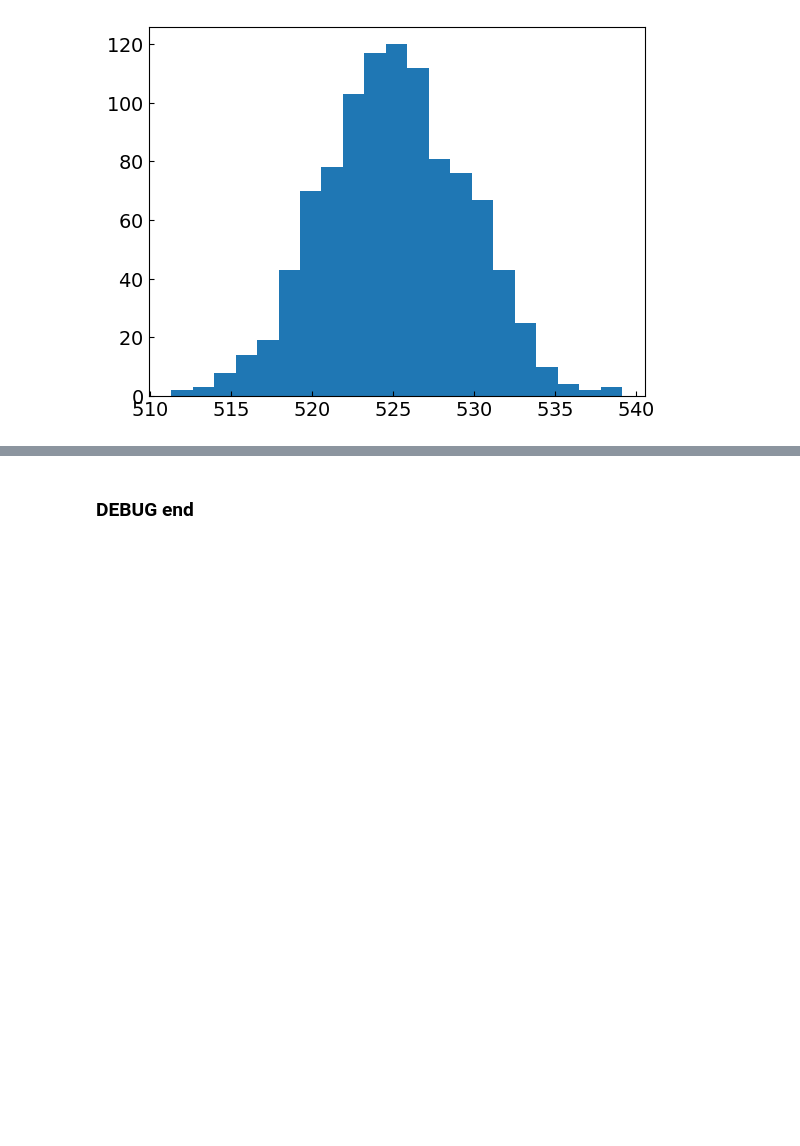
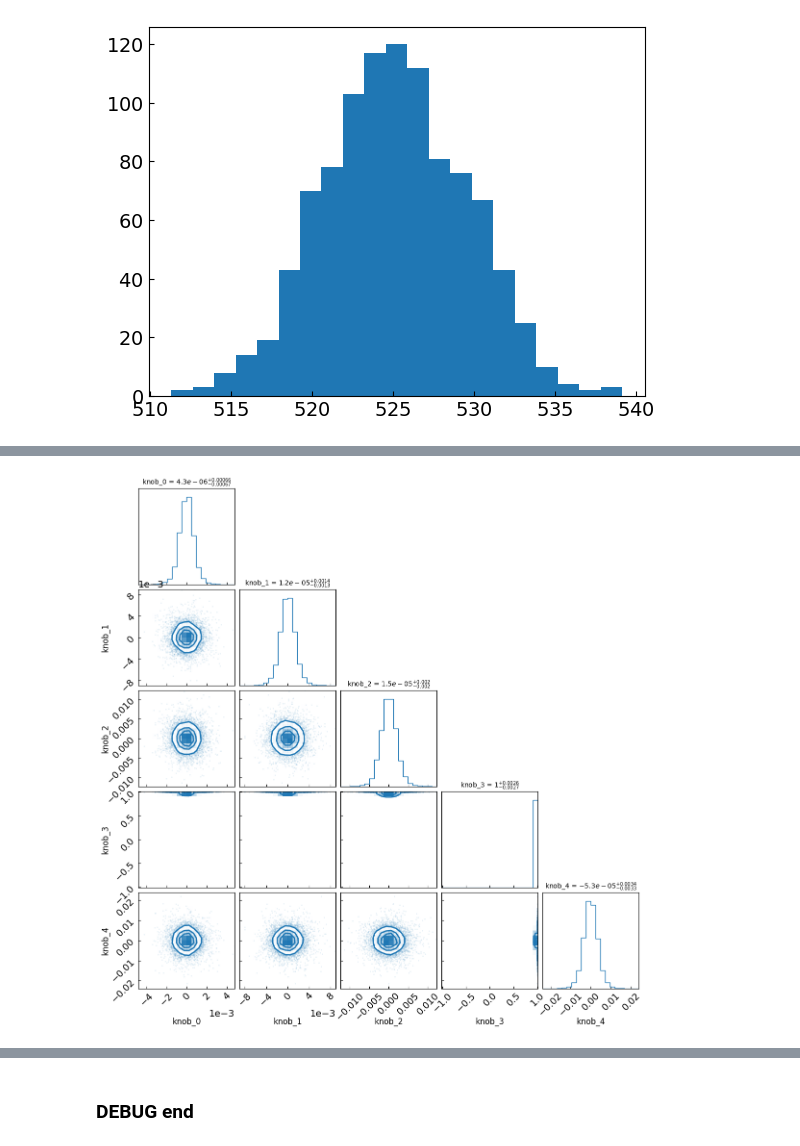
Before and after one commit to wjdanswjddl/cafpyana, a Jupyter notebook: analysis_village/numucc_1p0pi/notebooks/systematics.ipynb, the cells around one changed output, grey strips where cells are left out. Cells and saved outputs as stored; diff of their text form; code cells hidden in the pictures; blank space fills up the shorter version.

```diff
--- a/analysis_village/numucc_1p0pi/notebooks/systematics.ipynb
+++ b/analysis_village/numucc_1p0pi/notebooks/systematics.ipynb
@@ -301,0 +326,19 @@ plt.show()
+# %%
+knob_samples = []
+
+for knob in ["knob_0", "knob_1", "knob_2", "knob_3", "knob_4"]:
+    syst_name = ("mc", knob)
+    univ_events, cv_events = get_univ_rates(cov_type, evtdf=mc_evt_df, nudf=None, bkgd_subtract=False, var_config=var_config, syst_name=syst_name, n_univ=n_univ)
+    # shape: (n_univ, n_bins)
+    # For each universe, get fractional shift compared to CV
+    frac_shift = (univ_events - cv_events) / (cv_events + 1e-12)  # Avoid div by zero
+    # Take the mean shift per universe over bins, or flatten all bins
+    # We flatten all bins for strictest test
+    knob_samples.append(frac_shift.flatten())
+
+# Stack into (n_knobs, n_univ * n_bins) shape, then transpose
+knob_samples = np.array(knob_samples)  # shape: (n_knobs, n_univ * n_bins)
+# For corner.py, want shape: (n_samples, n_knobs) - so rows = independent points
+knob_samples = knob_samples.T  # shape: (n_samples, n_knobs)
+
+knob_labels = [str(k) for k in ["knob_0", "knob_1", "knob_2", "knob_3", "knob_4"]]
@@ -301,0 +351,14 @@ plt.show()
+# %%
+fig = corner.corner(knob_samples,
+                   labels=[k[:-5] if k.endswith("_Flux") else k for k in knob_labels],
+                   show_titles=True, title_fmt=".2g",
+                   color="C0",
+                   label_kwargs={"fontsize": 12},
+                   title_kwargs={"fontsize": 10},
+                   plot_contours=True,
+                   hist_kwargs={"density": True},
+                   range=[(-np.max(np.abs(knob_samples[:,i])), np.max(np.abs(knob_samples[:,i]))) for i in range(knob_samples.shape[1])]
+                   )
+
+plt.show()
+# %% [output]
@@ -301,0 +369 @@ plt.show()
+[figure, added]
```
Also changed, not shown: parts of 8 cells of this notebook, 5 other files.
